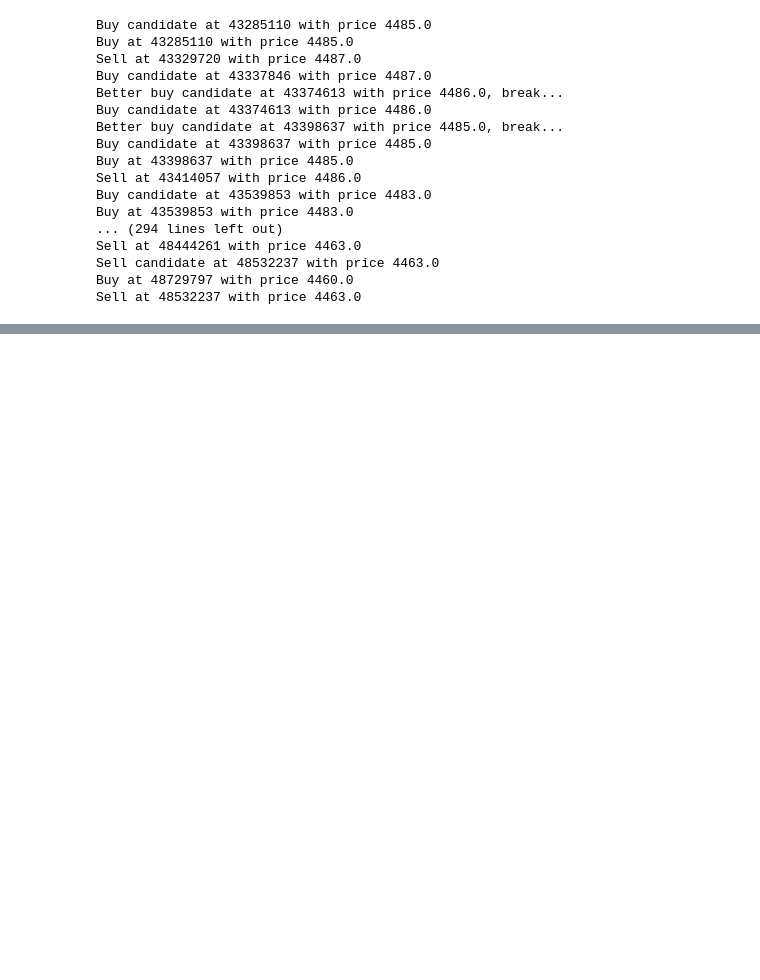
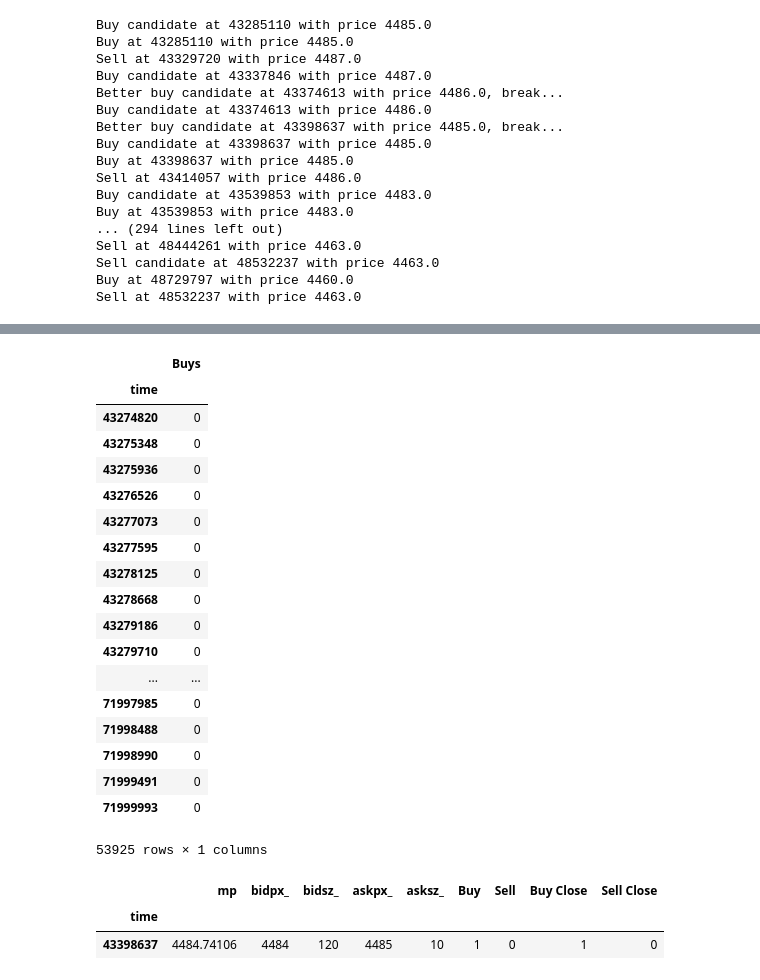
Before and after one commit to salsasepp/ufcnn-keras, a Jupyter notebook: notebook/signals_plaground.ipynb, the cells around one changed output, grey strips where cells are left out. Cells and saved outputs as stored; diff of their text form; code cells hidden in the pictures; blank space fills up the shorter version.

```diff
--- a/notebook/signals_plaground.ipynb
+++ b/notebook/signals_plaground.ipynb
@@ -313,0 +340,2 @@ df.diff().shift(-1)
+# %%
+df = filter_signals(df)
@@ -313,0 +436,19 @@ df.diff().shift(-1)
+# %%
+deals = []
+pnl = 0
+
+is_opened = False
+
+for idx, row in df.iterrows():
+    if row["Buy"]:
+        if is_opened:
+            deals.append(-row["askpx_"])
+        deals.append(-row["askpx_"])
+        is_opened = True
+    elif row["Sell"]:
+        if is_opened:
+            deals.append(row["bidpx_"])
+        deals.append(row["bidpx_"])
+        is_opened = True
+
+deals.pop()
@@ -313,0 +485,2 @@ df.diff().shift(-1)
+# %%
+buys = df["Buy"]+df["Buy Close"]
@@ -313,0 +532,18 @@ df.diff().shift(-1)
+# %%
+temp_df = pd.DataFrame(data=np.zeros(df.shape[0]), columns=["Buys"], index=df.index)
+reversed_df = df[::-1]
+
+max_count = 0
+for idx in buys[buys == 2].index:
+    signal_val = df.loc[idx]
+    iterator = reversed_df.loc[idx:].iterrows()
+    # print(iterator)
+    print("Outer loop:", idx, signal_val["askpx_"])
+#     print(iterator.next())
+    for i, val in iterator:
+        print("Inner loop:", i, val["askpx_"])
+        if val["askpx_"] == signal_val["askpx_"]:
+            print("Add to buys")
+            temp_df["Buys"][i] = 1
+        else:
+            break
@@ -313,0 +570,28 @@ df.diff().shift(-1)
+# %%
+temp_df
+# %% [output]
+|  | Buys |
+| time |  |
+| 43274820 | 0 |
+| 43275348 | 0 |
+| 43275936 | 0 |
+| 43276526 | 0 |
+| 43277073 | 0 |
+| 43277595 | 0 |
+| 43278125 | 0 |
+| 43278668 | 0 |
+| 43279186 | 0 |
+| 43279710 | 0 |
+| ... | ... |
+| 71997985 | 0 |
+| 71998488 | 0 |
+| 71998990 | 0 |
+| 71999491 | 0 |
+| 71999993 | 0 |
+53925 rows × 1 columns
+# %%
+df.ix[43398637:43398637]
+# %% [output]
+|  | mp | bidpx_ | bidsz_ | askpx_ | asksz_ | Buy | Sell | Buy Close | Sell Close |
+| time |  |  |  |  |  |  |  |  |  |
+| 43398637 | 4484.74106 | 4484 | 120 | 4485 | 10 | 1 | 0 | 1 | 0 |
```
Also changed, not shown: parts of 32 cells of this notebook, 1 other file.
